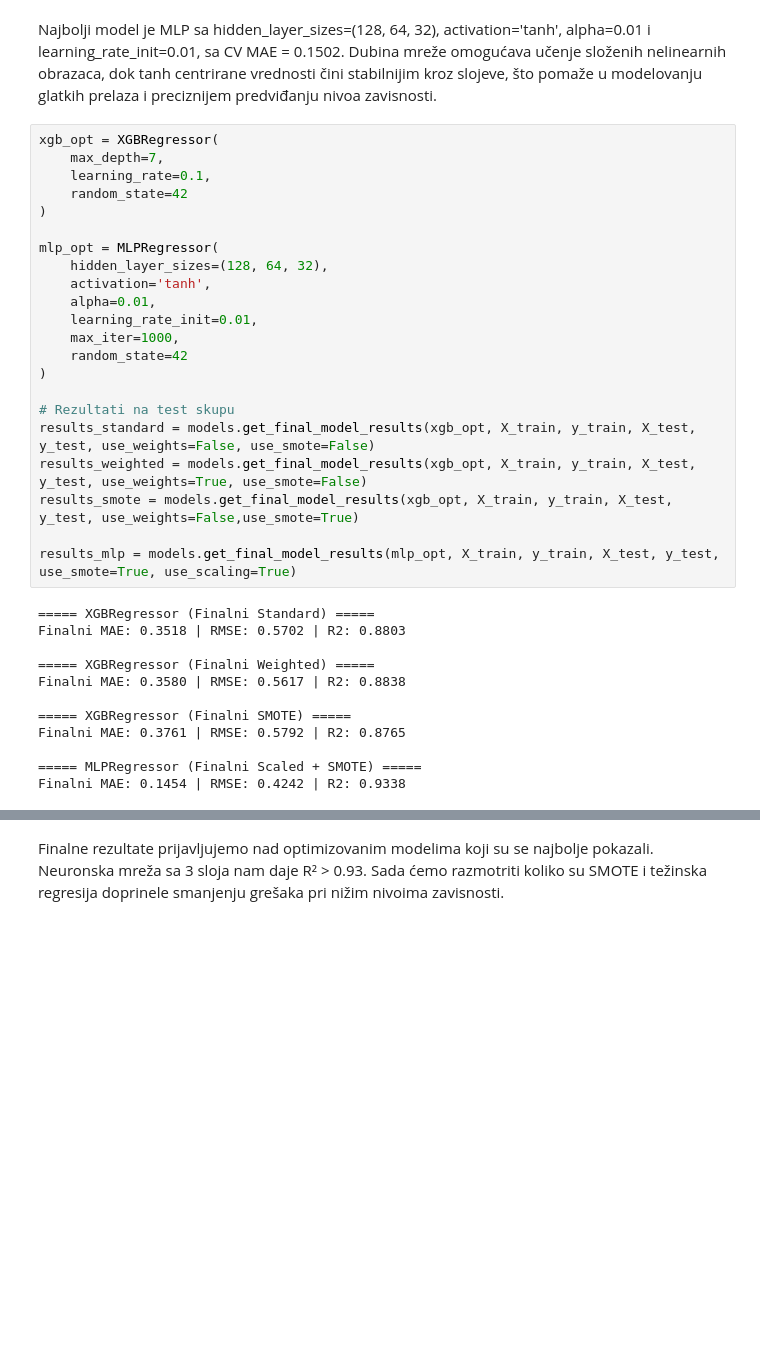
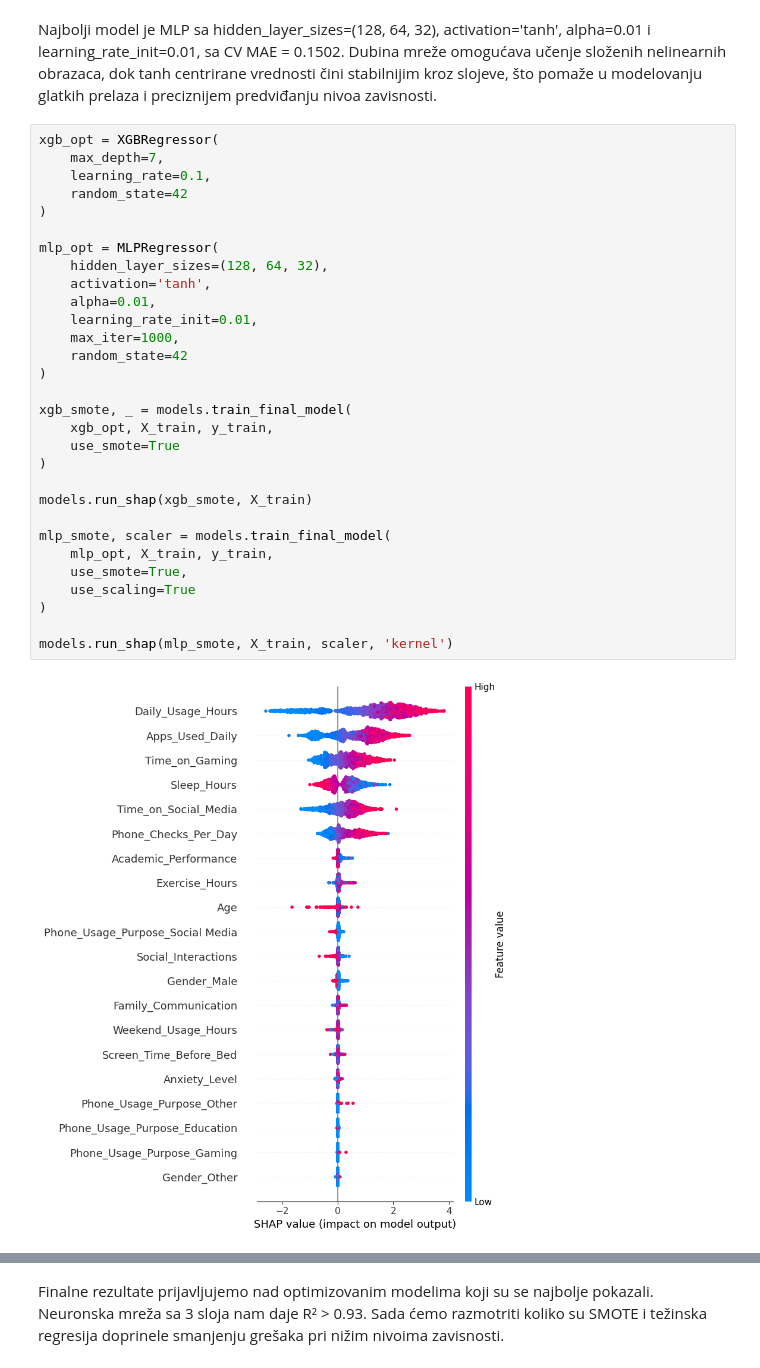
Before and after one commit to djukic002/siap-projekat, a Jupyter notebook: model-evaulation.ipynb, the cells around one changed output, grey strips where cells are left out. Drawn from its saved outputs; the diff is of its cells as text; blank space fills up the shorter version.

```diff
--- a/model-evaulation.ipynb
+++ b/model-evaulation.ipynb
@@ -253,34 +260,32 @@ Najbolji model je MLP sa hidden_layer_sizes=(128, 64, 32), activation='tanh', al
 # %%
 xgb_opt = XGBRegressor(
     max_depth=7,
     learning_rate=0.1,
     random_state=42
 )
 
 mlp_opt = MLPRegressor(
     hidden_layer_sizes=(128, 64, 32),
     activation='tanh',
     alpha=0.01,
     learning_rate_init=0.01,
     max_iter=1000,
     random_state=42
 )
 
-# Rezultati na test skupu
-results_standard = models.get_final_model_results(xgb_opt, X_train, y_train, X_test, y_test, use_weights=False, use_smote=False)
-results_weighted = models.get_final_model_results(xgb_opt, X_train, y_train, X_test, y_test, use_weights=True, use_smote=False)
-results_smote = models.get_final_model_results(xgb_opt, X_train, y_train, X_test, y_test, use_weights=False,use_smote=True)
+xgb_smote, _ = models.train_final_model(
+    xgb_opt, X_train, y_train,
+    use_smote=True
+)
 
-results_mlp = models.get_final_model_results(mlp_opt, X_train, y_train, X_test, y_test, use_smote=True, use_scaling=True)
+models.run_shap(xgb_smote, X_train)
+
+mlp_smote, scaler = models.train_final_model(
+    mlp_opt, X_train, y_train,
+    use_smote=True,
+    use_scaling=True
+)
+
+models.run_shap(mlp_smote, X_train, scaler, 'kernel')
 # %% [output]
-===== XGBRegressor (Finalni Standard) =====
-Finalni MAE: 0.3518 | RMSE: 0.5702 | R2: 0.8803
-
-===== XGBRegressor (Finalni Weighted) =====
-Finalni MAE: 0.3580 | RMSE: 0.5617 | R2: 0.8838
-
-===== XGBRegressor (Finalni SMOTE) =====
-Finalni MAE: 0.3761 | RMSE: 0.5792 | R2: 0.8765
-
-===== MLPRegressor (Finalni Scaled + SMOTE) =====
-Finalni MAE: 0.1454 | RMSE: 0.4242 | R2: 0.9338
+[figure, added]
```
Also changed, not shown: parts of 7 cells of this notebook, 1 other file.
